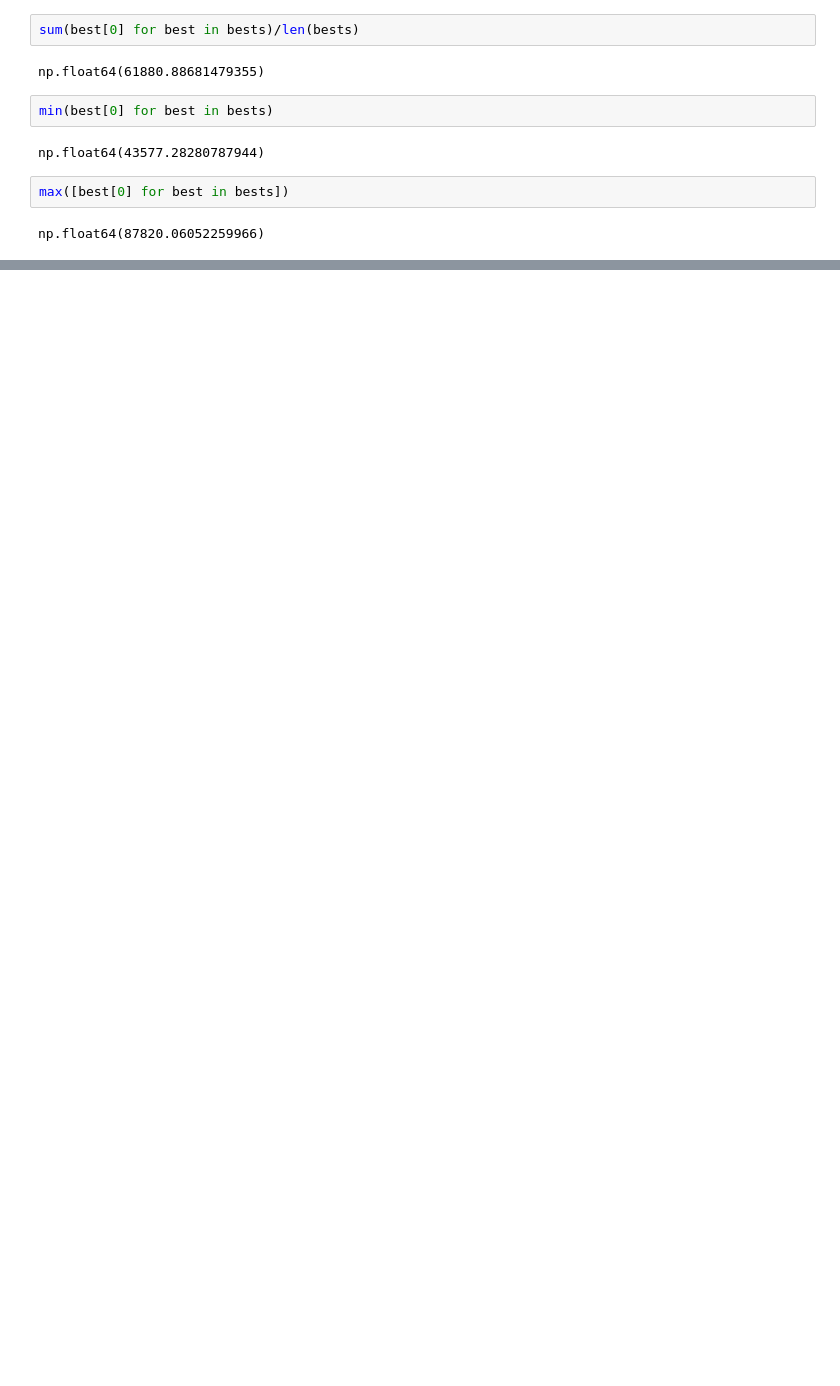
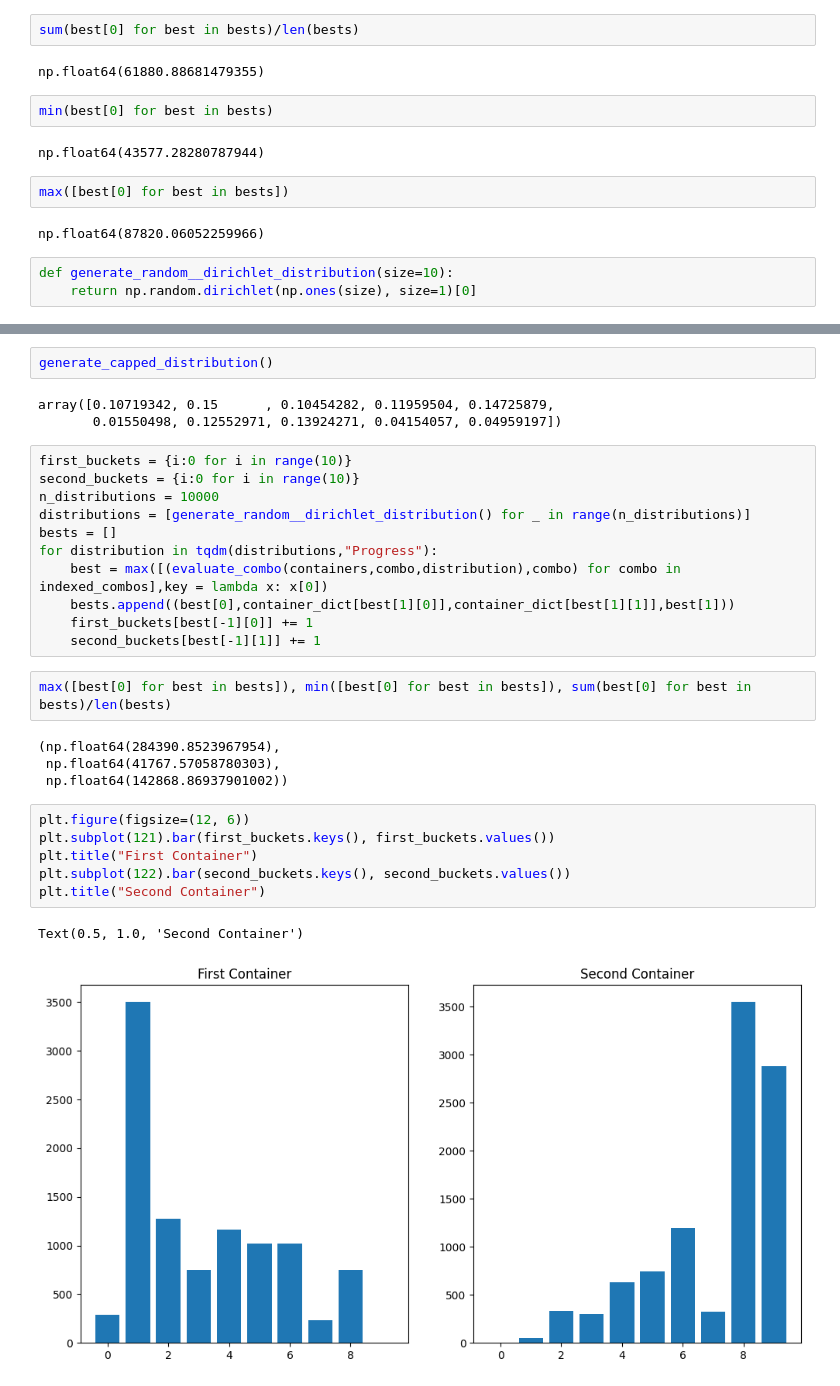
Before and after one commit to ShauryaJ1/imc-prosperity-borgus, a Jupyter notebook: round_2/manual.ipynb, the cells around one changed output, grey strips where cells are left out. Drawn from its saved outputs; the diff is of its cells as text; blank space fills up the shorter version.

Commit message:
tried new distributions

```diff
--- a/round_2/manual.ipynb
+++ b/round_2/manual.ipynb
@@ -360,3 +360,6 @@ np.float64(43577.28280787944)
 max([best[0] for best in bests])
 # %% [output]
 np.float64(87820.06052259966)
+# %%
+def generate_random__dirichlet_distribution(size=10):
+    return np.random.dirichlet(np.ones(size), size=1)[0]
@@ -362,0 +398,31 @@ np.float64(87820.06052259966)
+# %%
+generate_capped_distribution()
+# %% [output]
+array([0.10719342, 0.15      , 0.10454282, 0.11959504, 0.14725879,
+       0.01550498, 0.12552971, 0.13924271, 0.04154057, 0.04959197])
+# %%
+first_buckets = {i:0 for i in range(10)}
+second_buckets = {i:0 for i in range(10)}
+n_distributions = 10000
+distributions = [generate_random__dirichlet_distribution() for _ in range(n_distributions)]
+bests = []
+for distribution in tqdm(distributions,"Progress"):
+    best = max([(evaluate_combo(containers,combo,distribution),combo) for combo in indexed_combos],key = lambda x: x[0])
+    bests.append((best[0],container_dict[best[1][0]],container_dict[best[1][1]],best[1]))
+    first_buckets[best[-1][0]] += 1
+    second_buckets[best[-1][1]] += 1
+# %%
+max([best[0] for best in bests]), min([best[0] for best in bests]), sum(best[0] for best in bests)/len(bests)
+# %% [output]
+(np.float64(284390.8523967954),
+ np.float64(41767.57058780303),
+ np.float64(142868.86937901002))
+# %%
+plt.figure(figsize=(12, 6))
+plt.subplot(121).bar(first_buckets.keys(), first_buckets.values())
+plt.title("First Container")
+plt.subplot(122).bar(second_buckets.keys(), second_buckets.values())
+plt.title("Second Container")
+# %% [output]
+Text(0.5, 1.0, 'Second Container')
+[figure, added]
```
Also changed, not shown: parts of 5 cells of this notebook.
